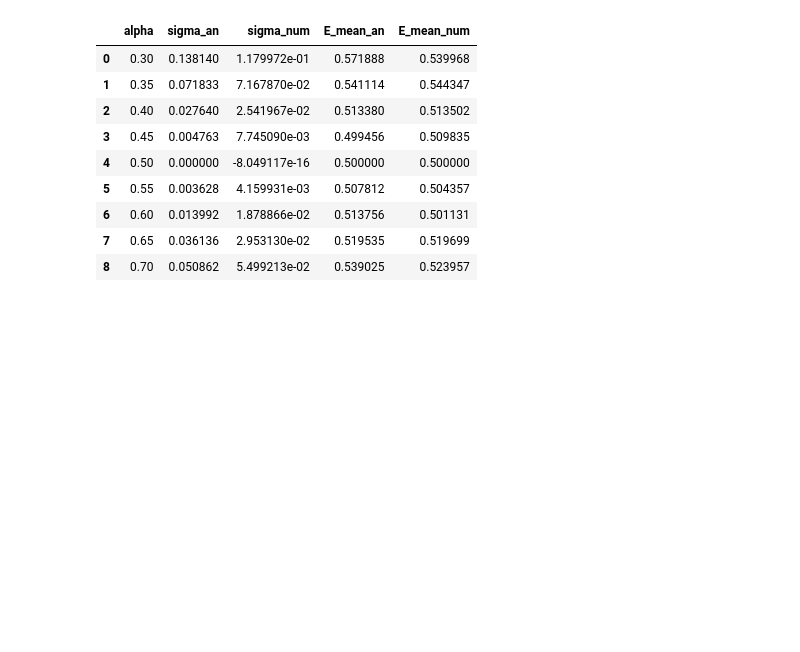
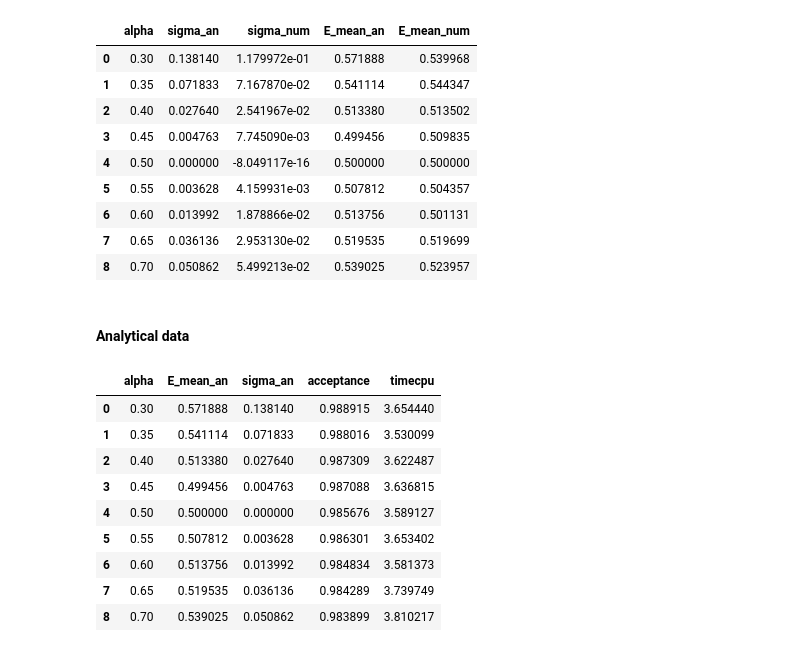
Before and after one commit to fridafu/FYS4411, a Jupyter notebook: results/plottingandtables.ipynb, the cells around one changed output. Saved outputs shown, nothing was run; the diff lists cells and outputs as text; code cells hidden in the pictures; blank space fills up the shorter version.

```diff
--- a/results/plottingandtables.ipynb
+++ b/results/plottingandtables.ipynb
@@ -142,0 +143,20 @@ analytic = pd
+# %% [markdown]
+#### Analytical data
+# %%
+a = solver[0]
+#reset index
+
+a = a.reset_index(drop=True)
+analytic = pd.concat([block[['alpha','E_mean_an','sigma_an']],a[['acceptance','timecpu']]],axis=1)
+analytic
+# %% [output]
+|  | alpha | E_mean_an | sigma_an | acceptance | timecpu |
+| 0 | 0.30 | 0.571888 | 0.138140 | 0.988915 | 3.654440 |
+| 1 | 0.35 | 0.541114 | 0.071833 | 0.988016 | 3.530099 |
+| 2 | 0.40 | 0.513380 | 0.027640 | 0.987309 | 3.622487 |
+| 3 | 0.45 | 0.499456 | 0.004763 | 0.987088 | 3.636815 |
+| 4 | 0.50 | 0.500000 | 0.000000 | 0.985676 | 3.589127 |
+| 5 | 0.55 | 0.507812 | 0.003628 | 0.986301 | 3.653402 |
+| 6 | 0.60 | 0.513756 | 0.013992 | 0.984834 | 3.581373 |
+| 7 | 0.65 | 0.519535 | 0.036136 | 0.984289 | 3.739749 |
+| 8 | 0.70 | 0.539025 | 0.050862 | 0.983899 | 3.810217 |
```
Also changed, not shown: parts of 10 cells of this notebook.
